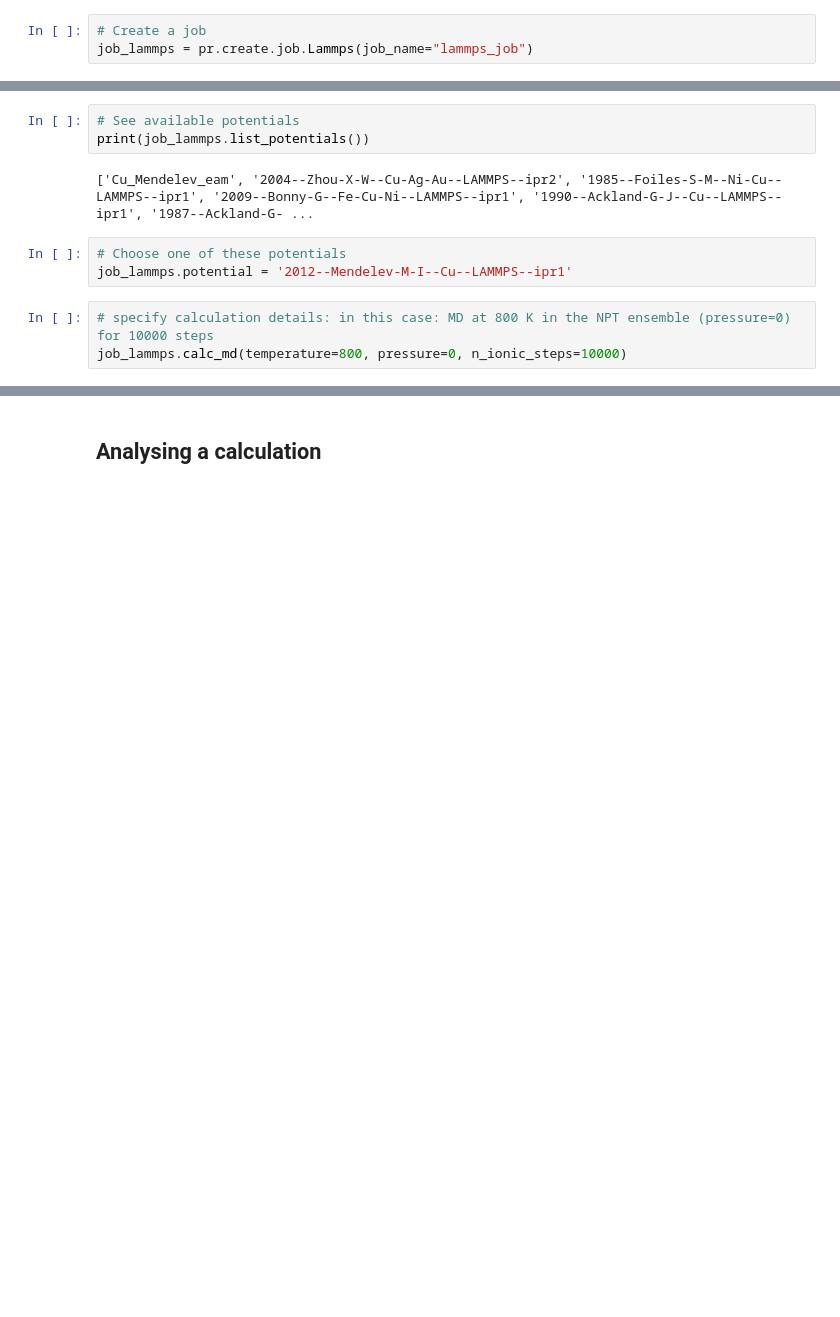
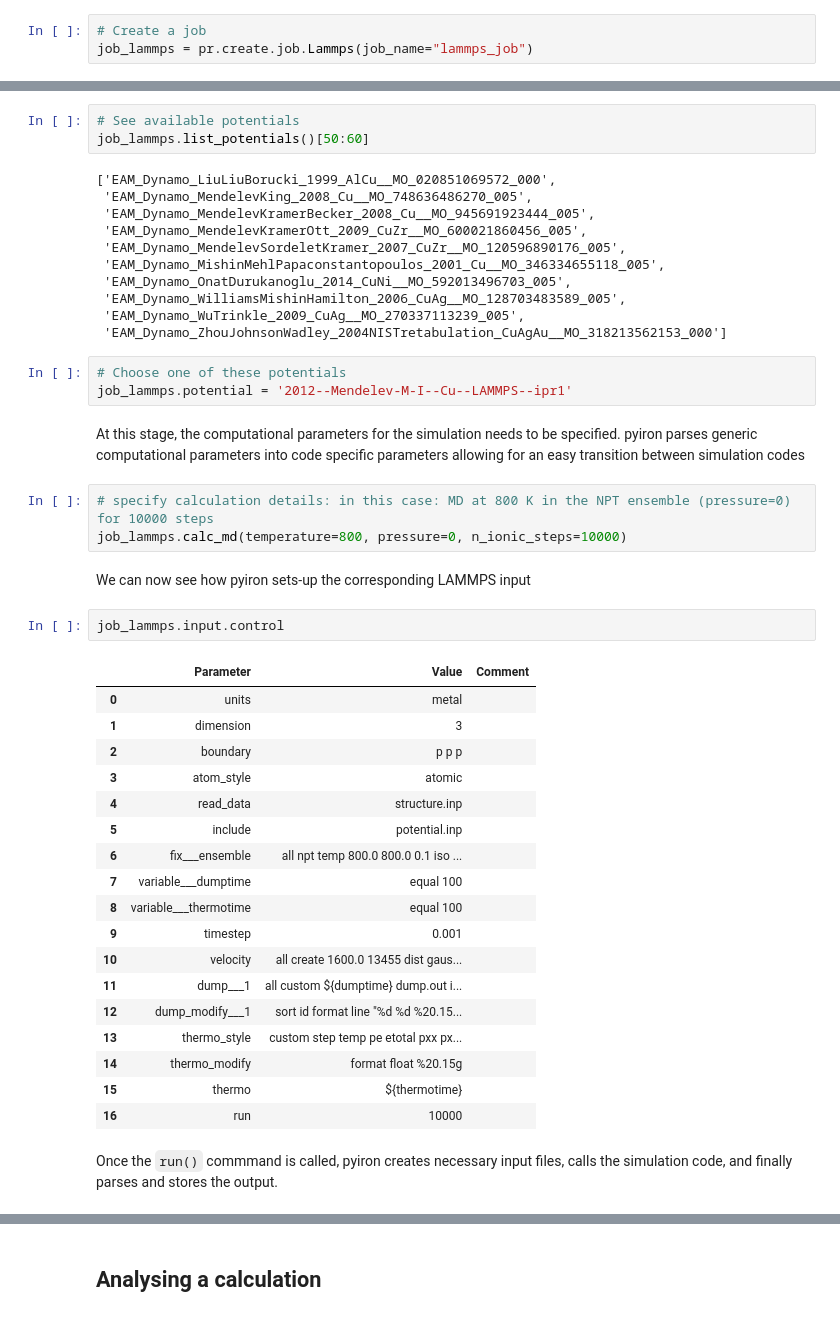
Before and after one commit to pyiron-workshop/potentials-workshop-2021, a Jupyter notebook: day_1/ex_01_introduction_to_pyiron.ipynb, the cells around one changed output, grey strips where cells are left out. Cells and saved outputs as stored; diff of their text form; blank space fills up the shorter version.

```diff
--- a/day_1/ex_01_introduction_to_pyiron.ipynb
+++ b/day_1/ex_01_introduction_to_pyiron.ipynb
@@ -123,14 +126,50 @@ job_lammps.structure = Cu_supercell_3_3_3
 # %%
 # See available potentials
-print(job_lammps.list_potentials())
+job_lammps.list_potentials()[50:60]
 # %% [output]
-['Cu_Mendelev_eam', '2004--Zhou-X-W--Cu-Ag-Au--LAMMPS--ipr2', '1985--Foiles-S-M--Ni-Cu--LAMMPS--ipr1', '2009--Bonny-G--Fe-Cu-Ni--LAMMPS--ipr1', '1990--Ackland-G-J--Cu--LAMMPS--ipr1', '1987--Ackland-G- ...
+['EAM_Dynamo_LiuLiuBorucki_1999_AlCu__MO_020851069572_000',
+ 'EAM_Dynamo_MendelevKing_2008_Cu__MO_748636486270_005',
+ 'EAM_Dynamo_MendelevKramerBecker_2008_Cu__MO_945691923444_005',
+ 'EAM_Dynamo_MendelevKramerOtt_2009_CuZr__MO_600021860456_005',
+ 'EAM_Dynamo_MendelevSordeletKramer_2007_CuZr__MO_120596890176_005',
+ 'EAM_Dynamo_MishinMehlPapaconstantopoulos_2001_Cu__MO_346334655118_005',
+ 'EAM_Dynamo_OnatDurukanoglu_2014_CuNi__MO_592013496703_005',
+ 'EAM_Dynamo_WilliamsMishinHamilton_2006_CuAg__MO_128703483589_005',
+ 'EAM_Dynamo_WuTrinkle_2009_CuAg__MO_270337113239_005',
+ 'EAM_Dynamo_ZhouJohnsonWadley_2004NISTretabulation_CuAgAu__MO_318213562153_000']
 # %%
 # Choose one of these potentials
 job_lammps.potential = '2012--Mendelev-M-I--Cu--LAMMPS--ipr1'
+# %% [markdown]
+At this stage, the computational parameters for the simulation needs to be specified. pyiron parses generic computational parameters into code specific parameters allowing for an easy transition between simulation codes
 # %%
 # specify calculation details: in this case: MD at 800 K in the NPT ensemble (pressure=0) for 10000 steps
 job_lammps.calc_md(temperature=800, pressure=0, n_ionic_steps=10000)
+# %% [markdown]
+We can now see how pyiron sets-up the corresponding LAMMPS input
+# %%
+job_lammps.input.control
+# %% [output]
+|  | Parameter | Value | Comment |
+| 0 | units | metal |  |
+| 1 | dimension | 3 |  |
+| 2 | boundary | p p p |  |
+| 3 | atom_style | atomic |  |
+| 4 | read_data | structure.inp |  |
+| 5 | include | potential.inp |  |
+| 6 | fix___ensemble | all npt temp 800.0 800.0 0.1 iso ... |  |
+| 7 | variable___dumptime | equal 100 |  |
+| 8 | variable___thermotime | equal 100 |  |
+| 9 | timestep | 0.001 |  |
+| 10 | velocity | all create 1600.0 13455 dist gaus... |  |
+| 11 | dump___1 | all custom ${dumptime} dump.out i... |  |
+| 12 | dump_modify___1 | sort id format line "%d %d %20.15... |  |
+| 13 | thermo_style | custom step temp pe etotal pxx px... |  |
+| 14 | thermo_modify | format float %20.15g |  |
+| 15 | thermo | ${thermotime} |  |
+| 16 | run | 10000 |  |
+# %% [markdown]
+Once the `run()` commmand is called, pyiron creates necessary input files, calls the simulation code, and finally parses and stores the output.
 # %%
 job_lammps.run()
 # %% [output]
```
Also changed, not shown: parts of 39 cells of this notebook.
